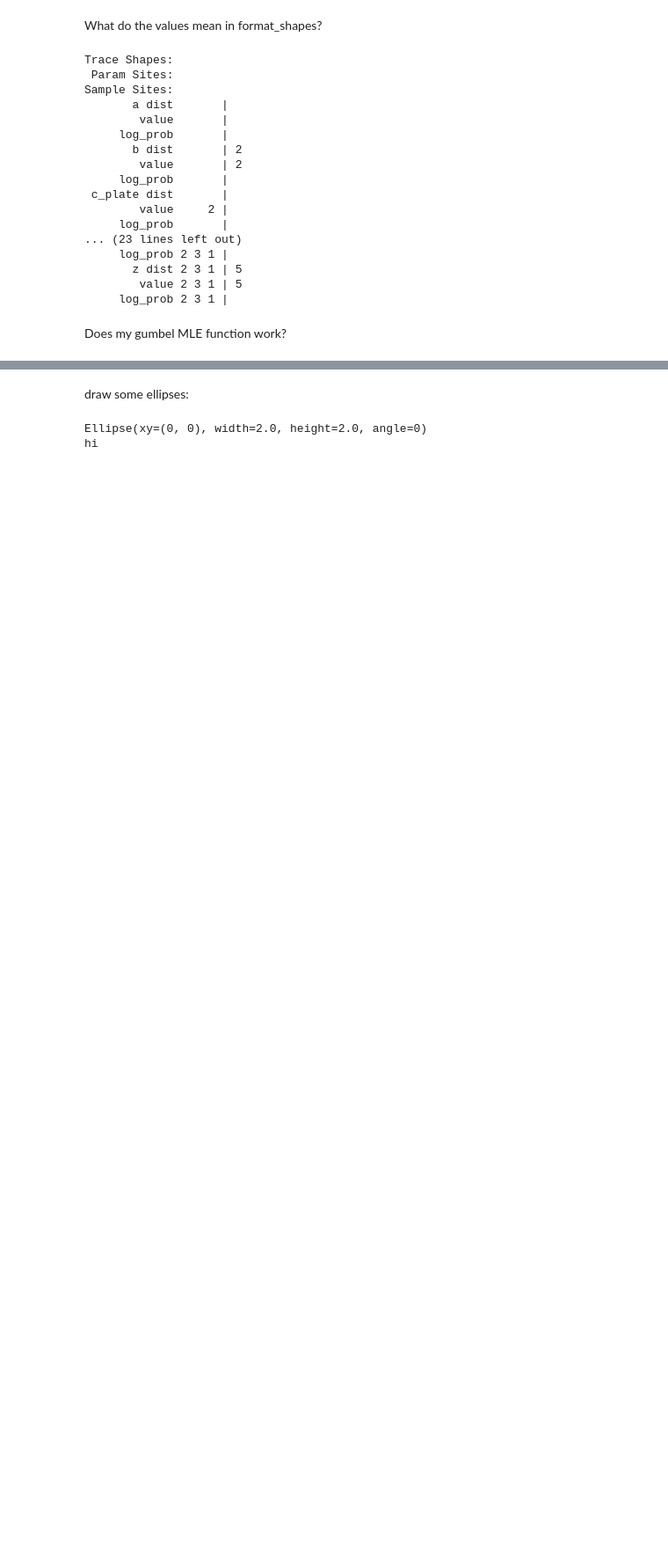
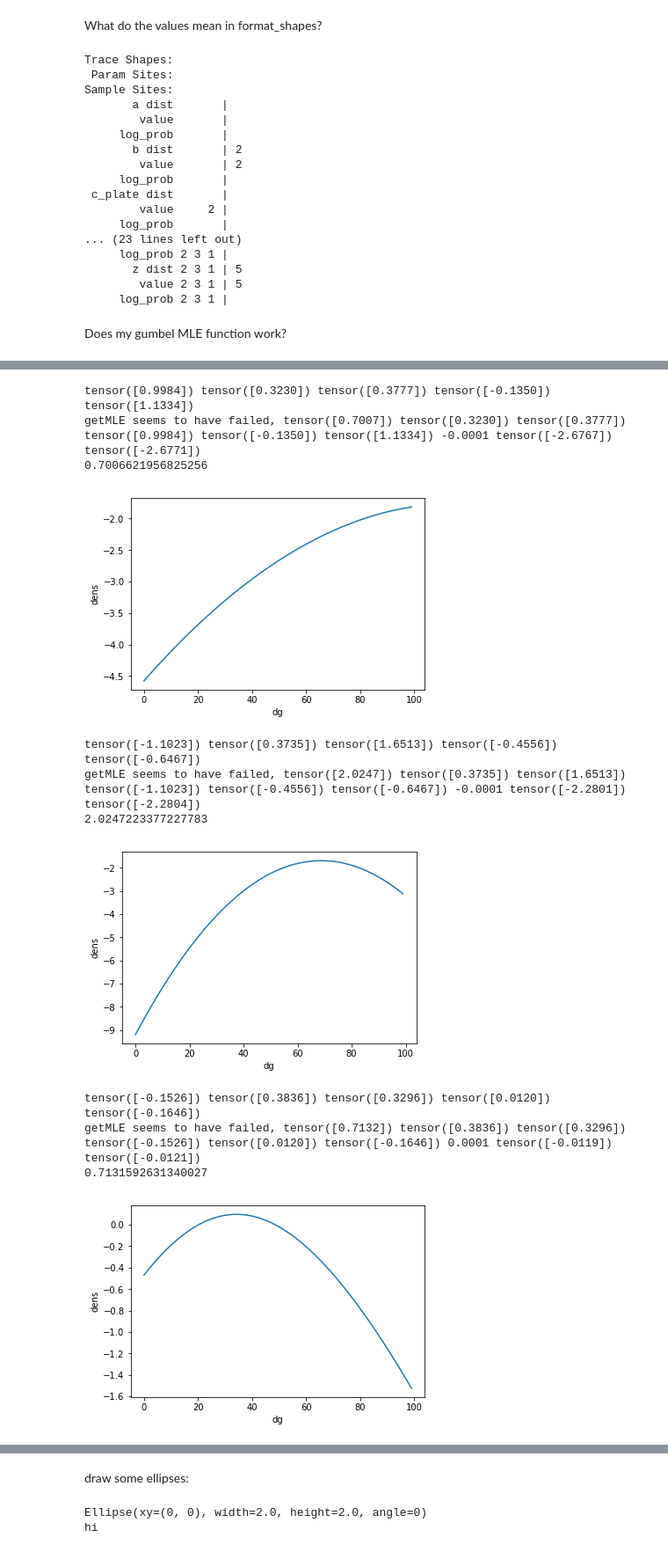
Before and after one commit to jamesonquinn/eipython, a Jupyter notebook: testideas.ipynb, the cells around one changed output, grey strips where cells are left out. Shown at 88% size. Cells and saved outputs as stored; diff of their text form; code cells hidden in the pictures; blank space fills up the shorter version.

```diff
--- a/testideas.ipynb
+++ b/testideas.ipynb
@@ -231,0 +263,22 @@ testMLE()
+# %%
+from importlib import reload
+import demoT #import *
+reload(demoT)
+from demoT import *
+import cProfile as profile
+
+
+testMLE()
+# %% [output]
+tensor([0.9984]) tensor([0.3230]) tensor([0.3777]) tensor([-0.1350]) tensor([1.1334])
+getMLE seems to have failed, tensor([0.7007]) tensor([0.3230]) tensor([0.3777]) tensor([0.9984]) tensor([-0.1350]) tensor([1.1334]) -0.0001 tensor([-2.6767]) tensor([-2.6771])
+0.7006621956825256
+[figure, added]
+tensor([-1.1023]) tensor([0.3735]) tensor([1.6513]) tensor([-0.4556]) tensor([-0.6467])
+getMLE seems to have failed, tensor([2.0247]) tensor([0.3735]) tensor([1.6513]) tensor([-1.1023]) tensor([-0.4556]) tensor([-0.6467]) -0.0001 tensor([-2.2801]) tensor([-2.2804])
+2.0247223377227783
+[figure, added]
+tensor([-0.1526]) tensor([0.3836]) tensor([0.3296]) tensor([0.0120]) tensor([-0.1646])
+getMLE seems to have failed, tensor([0.7132]) tensor([0.3836]) tensor([0.3296]) tensor([-0.1526]) tensor([0.0120]) tensor([-0.1646]) 0.0001 tensor([-0.0119]) tensor([-0.0121])
+0.7131592631340027
+[figure, added]
```
Also changed, not shown: parts of 3 cells of this notebook, 3 other files.
